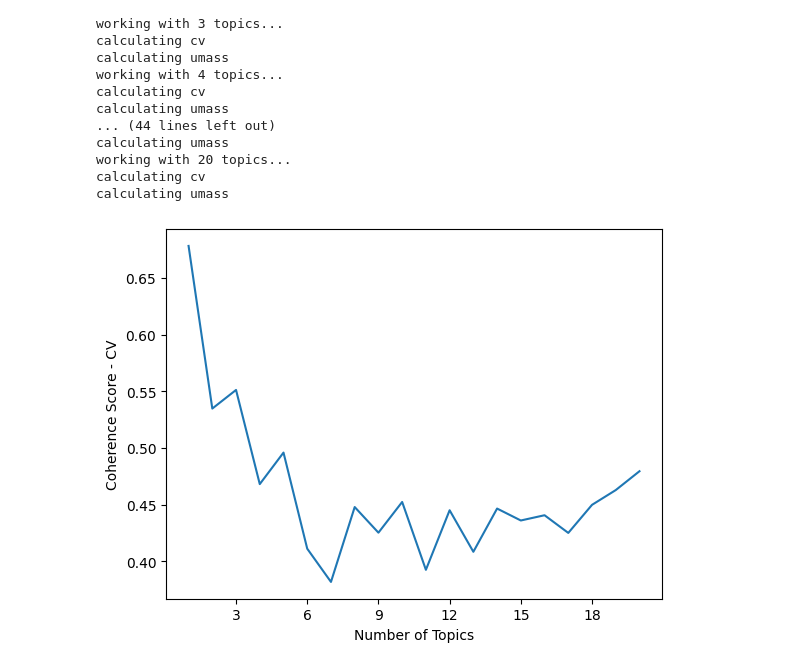
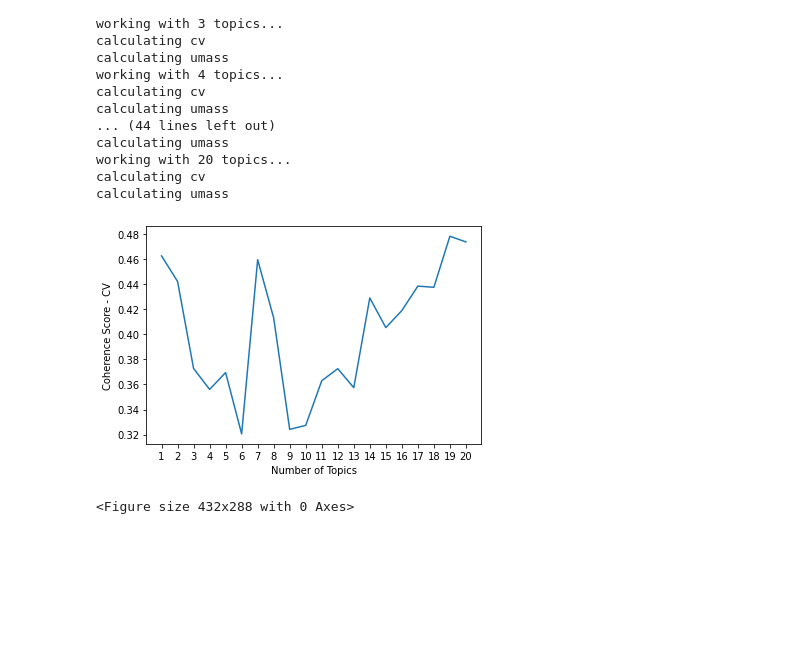
Before and after one commit to andressarg/tm, a Jupyter notebook: tm_paper.ipynb, the cells around one changed output. Cells and saved outputs as stored; diff of their text form; code cells hidden in the pictures; blank space fills up the shorter version.

Commit message:
some cleaning

```diff
--- a/tm_paper.ipynb
+++ b/tm_paper.ipynb
@@ -273,9 +285,5 @@ for book_id in book_id_list:
     with open(f'input/html/{book_id}.html', 'w', encoding = 'utf-8') as file:
         file.write(str(soup.prettify()))
     # write to file without tags
-    with open(f'input/plain/{book_id}.txt', 'w', encoding = 'utf-8') as file:
+    with open(f'input/raw/{book_id}.txt', 'w', encoding = 'utf-8') as file:
         file.write(soup.text)
-
-print(df_html)
-# write metadata to file
-df_html.to_csv('output/books_metadata.tsv', sep='\t', encoding='utf-8')
@@ -519,6 +531,6 @@ def create_dict_corpus_ind(bows, no_below=1, no_above=0.8, keep_n=None):
 
     return dictionary, corpus, id2word
 # %%
-# preparing the data from the bag of words with bigrams
-dicio, corpus, id2word = create_dict_corpus_ind(bow_bigrams)
+# preparing the data from the bag of words with full clean
+dicio, corpus, id2word = create_dict_corpus_ind(df_bows['full_clean'])
 # %% [output]
@@ -564,24 +576,5 @@ for i in range(1,20,1):
-# %%
-def calculate_coherence(bows, corpus, dicio, id2word, ntopics=20, iterations=10, passes=10):
-    topics = []
-    score_cv = []
-    score_umass = []
-
-    for i in range(1, ntopics+1, 1):
-    # for i in range(1,20,1):
-        print(f'working with {i} topics...')
-        lda_model = models.LdaModel(corpus=corpus, id2word=id2word, iterations=iterations, num_topics=i, passes=passes, random_state=100)
-        print('calculating cv')
-        cv = models.CoherenceModel(model = lda_model, texts = bows, corpus = corpus, dictionary = dicio, coherence='c_v')
-        score_cv.append(cv.get_coherence())
-        print('calculating umass')
-        um = models.CoherenceModel(model = lda_model, texts = bows, corpus = corpus, dictionary = dicio, coherence='u_mass')
-        score_umass.append(um.get_coherence())
-        topics.append(i)
-
-    return topics, score_cv, score_umass, lda_model
 # %%
-topics, score_cv, score_umass, lda_model = calculate_coherence(bow_bigrams, corpus, dicio, id2word, ntopics=20, iterations=10, passes=10)
+topics, score_cv, score_umass, lda_model = calculate_coherence(df_bows['full_clean'], corpus, dicio, id2word, ntopics=20, iterations=10, passes=10)
 # %% [output]
 working with 1 topics...
 calculating cv
@@ -603,17 +596,15 @@ calculating umass
 # %%
 # plot for cv
 # > 0.5 = fairly good
-fig, ax = plt.subplots()
-
-ax.xaxis.set_major_locator(MaxNLocator(integer=True)) # set X axis ticks only as integers
+plt.plot(topics, score_cv)
 plt.xlabel('Number of Topics')
 plt.ylabel('Coherence Score - CV')
-ax.plot(topics, score_cv)
+plt.xticks(topics)
 plt.show()
-
-fig.savefig("output/coherence_CV.png")
+plt.savefig('output/coherence_CV.png')
 # %% [output]
-[figure, old version]
+[figure, new version]
+<Figure size 432x288 with 0 Axes>
 # %%
 # plot for umass
 # values closer to 0 are better
```
Also changed, not shown: parts of 25 cells of this notebook, 9 other files.
